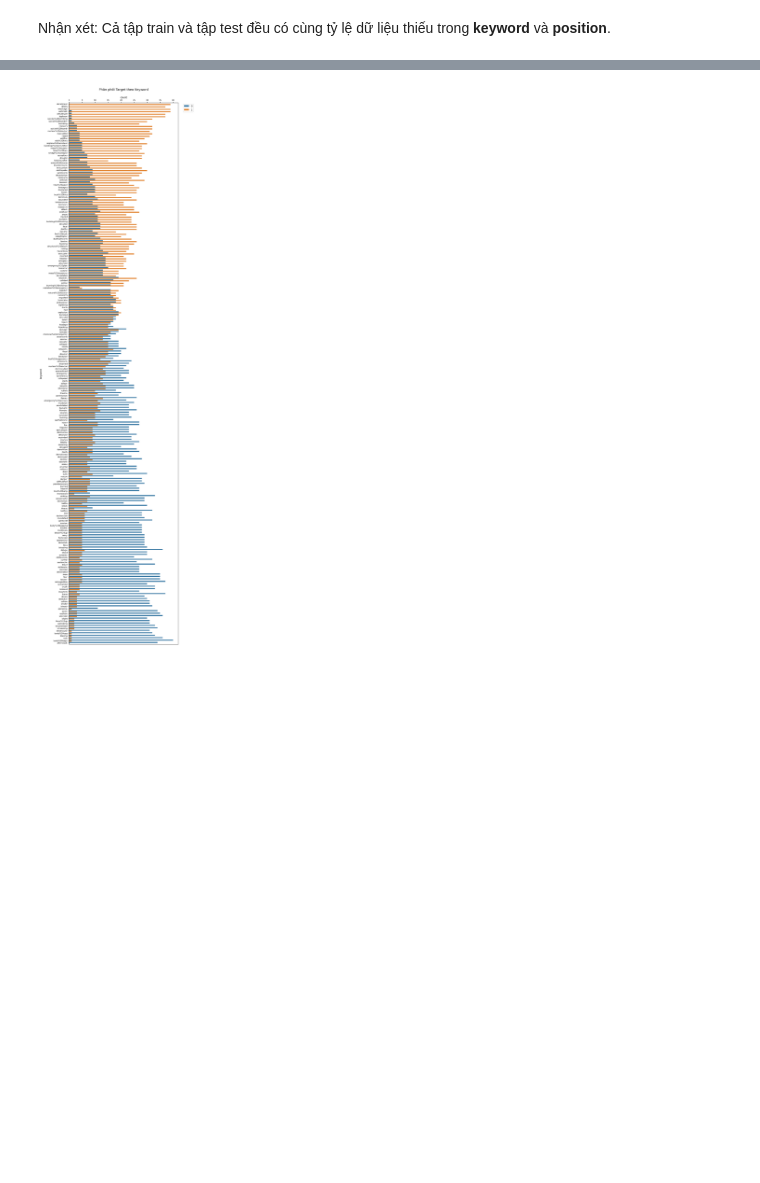
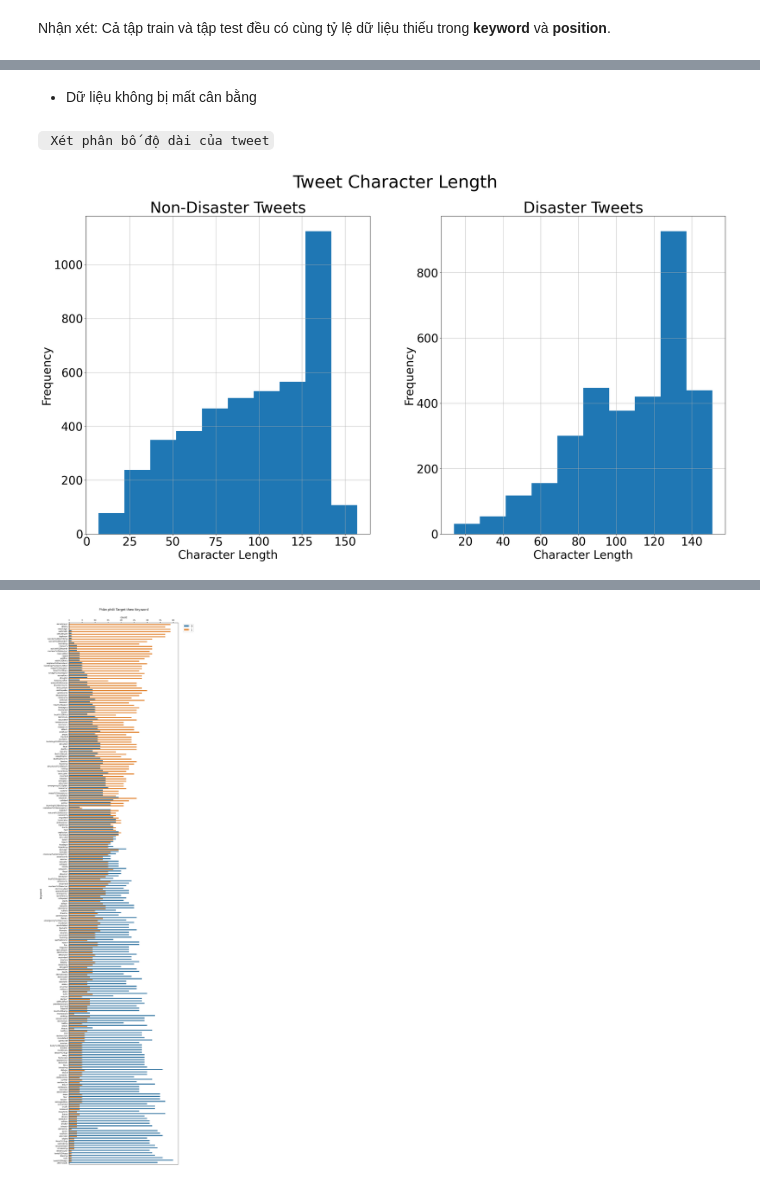
Before and after one commit to yakhimm/Disaster_Tweets, a Jupyter notebook: EDA.ipynb, the cells around one changed output, grey strips where cells are left out. Saved outputs shown, nothing was run; the diff lists cells and outputs as text; code cells hidden in the pictures; blank space fills up the shorter version.

```diff
--- a/EDA.ipynb
+++ b/EDA.ipynb
@@ -87,0 +192,30 @@ Nhận xét: Cả tập train và tập test đều có cùng tỷ lệ dữ li
+# %% [markdown]
+- Dữ liệu không bị mất cân bằng
+# %% [markdown]
+` Xét phân bố độ dài của tweet`
+# %%
+fig, axes = plt.subplots(1, 2, figsize = (30, 15))
+fig.suptitle('Tweet Character Length', fontsize = 45)
+
+
+# axes[0].set_facecolor('black')
+df_train[df_train["target"]==0]['text'].str.len().hist(ax =axes[0])
+axes[0].set_title('Non-Disaster Tweets', fontsize = 40)
+axes[0].set_xlabel('Character Length', fontsize = 30)
+axes[0].set_ylabel('Frequency', fontsize = 30)
+axes[0].xaxis.set_tick_params(labelsize = 30)
+axes[0].yaxis.set_tick_params(labelsize = 30)
+
+# axes[1].set_facecolor('black')
+# axes[1].hist(disaster_tweets_length, color = custom_colors[2], edgecolor = 'white', linewidth = 4)
+df_train[df_train["target"]==1]['text'].str.len().hist(ax =axes[1])
+axes[1].set_title('Disaster Tweets', fontsize = 40)
+axes[1].set_xlabel('Character Length', fontsize = 30)
+axes[1].set_ylabel('Frequency', fontsize = 30)
+axes[1].xaxis.set_tick_params(labelsize = 30)
+axes[1].yaxis.set_tick_params(labelsize = 30)
+
+plt.subplots_adjust(wspace = 0.25, hspace = 0.1)
+plt.show()
+# %% [output]
+[figure, added]
```
Also changed, not shown: parts of 22 cells of this notebook.
